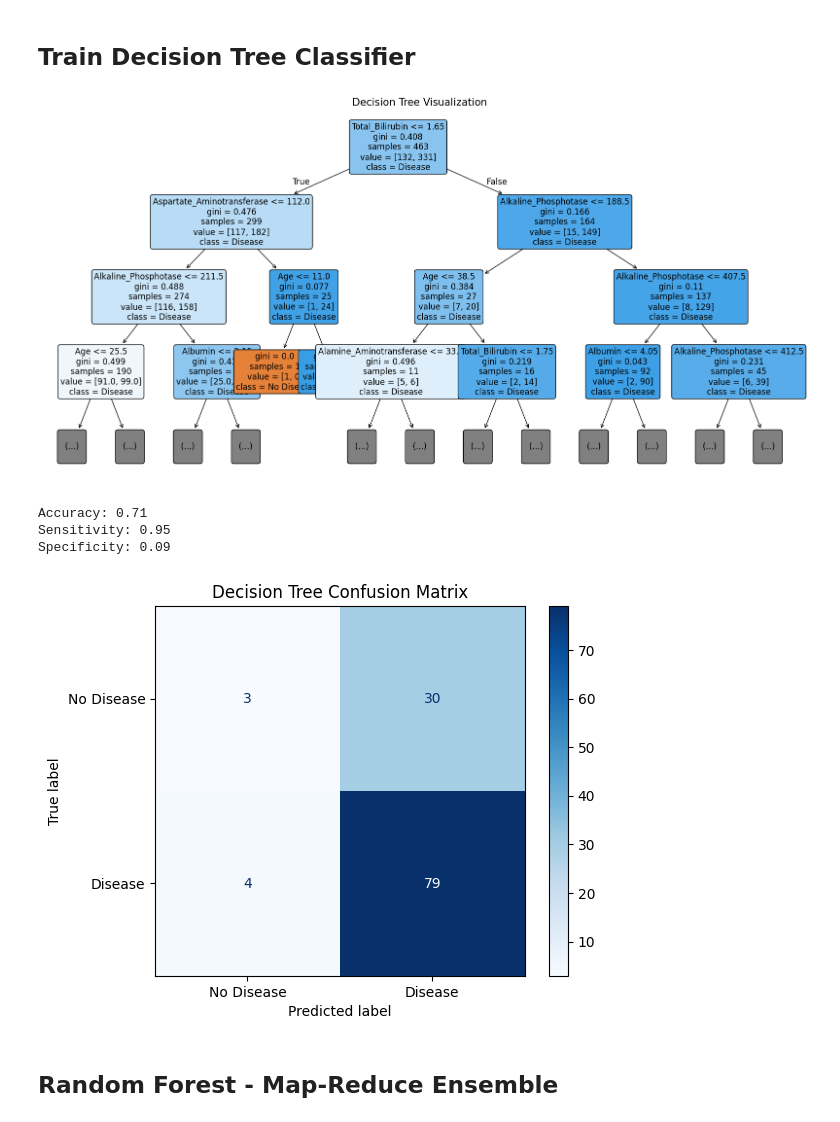
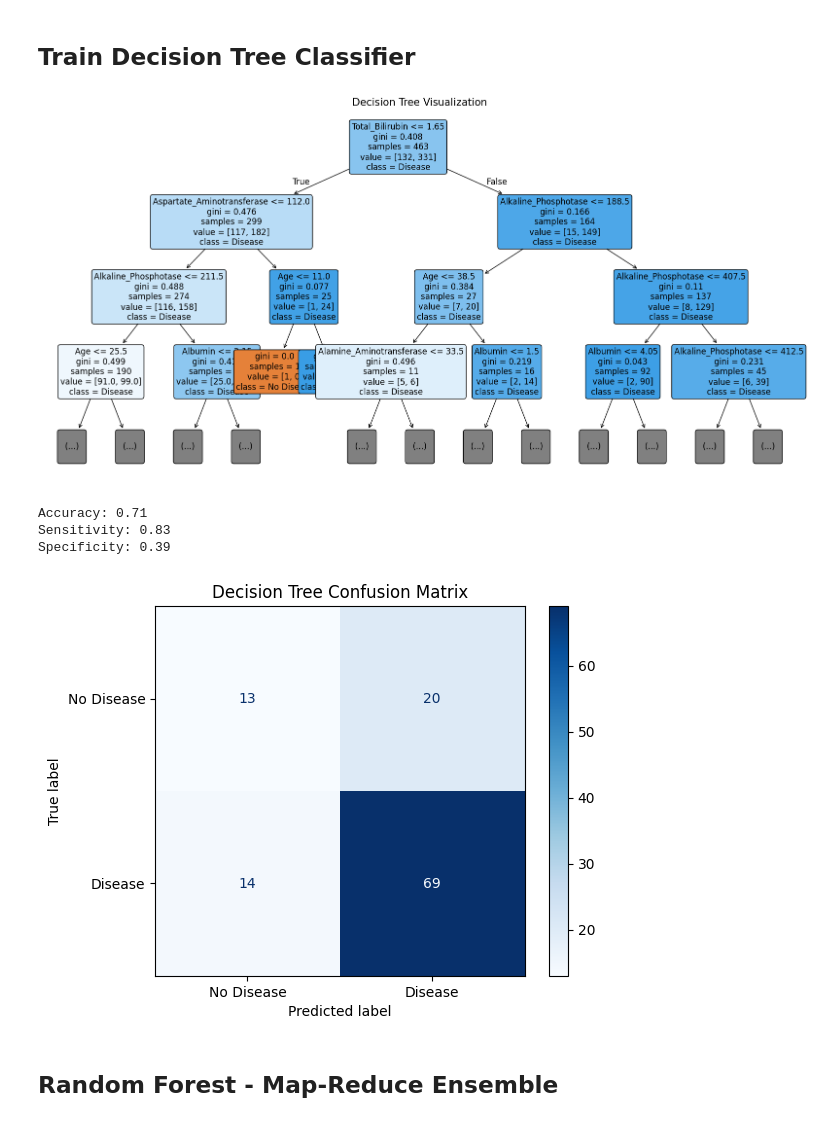
Before and after one commit to yeokj/cs377-artificial-intelligence, a Jupyter notebook: liver_disease_prediction/notebook/liver_date.ipynb, the cells around one changed output. Cells and saved outputs as stored; diff of their text form; code cells hidden in the pictures.

Commit message:
feat: made changes to the training model for the decision tree classifier and visualized the trees from the random forest

```diff
--- a/liver_disease_prediction/notebook/liver_date.ipynb
+++ b/liver_disease_prediction/notebook/liver_date.ipynb
@@ -178,30 +178,30 @@ Length of our Testing data: (463,)
 ## Train Decision Tree Classifier
 # %%
 # For our first pass, initialize our model
-model = DecisionTreeClassifier(max_depth=4)
+model = DecisionTreeClassifier(random_state=42)
 
 # Fit our model with our training data
 model.fit(X_train, y_train)
 
 # Make predictions of our testing data
 y_pred = model.predict(X_test)
 
 # Create a large figure so the tree isn't cramped
 plt.figure(figsize=(20, 10))
 
 # Plot the tree
 plot_tree(model,
           feature_names=feature,
           class_names=['No Disease', 'Disease'],
           filled=True,
           rounded=True,
           fontsize=12,
           max_depth=3)
 
 plt.title("Decision Tree Visualization", fontsize=15)
 plt.show()
 # %% [output]
-[figure, old version]
+[figure, new version]
 # %%
 # Evaluate and print our model scores using accuracy, recall and confusion matrix
 accuracy = accuracy_score(y_true=y_test, y_pred=y_pred)
@@ -221,9 +221,9 @@ plt.title("Decision Tree Confusion Matrix")
 plt.show()
 # %% [output]
 Accuracy: 0.71
-Sensitivity: 0.95
-Specificity: 0.09
+Sensitivity: 0.83
+Specificity: 0.39
-[figure, old version]
+[figure, new version]
 # %% [markdown]
 ## Random Forest - Map-Reduce Ensemble
 # %%
```
Also changed, not shown: parts of 1 cell of this notebook.
